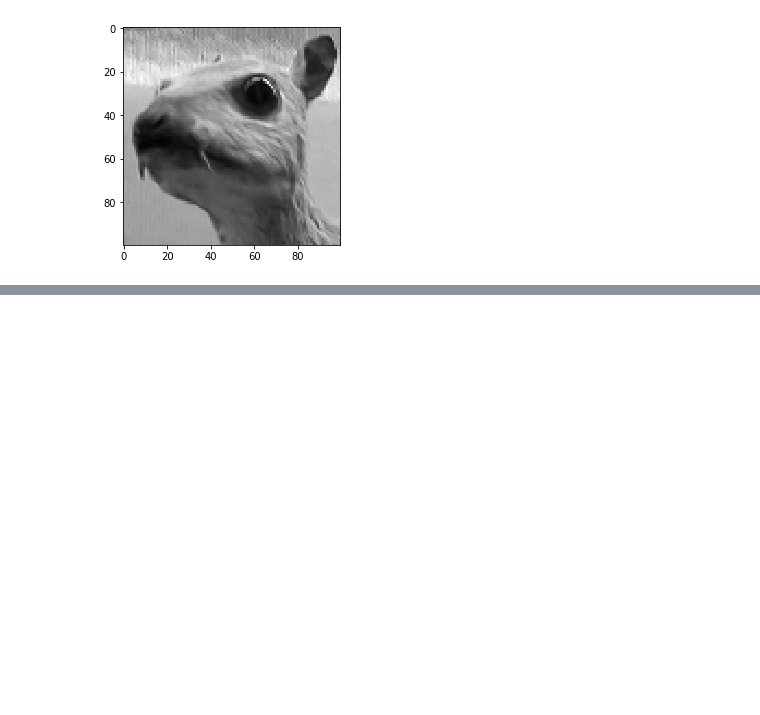
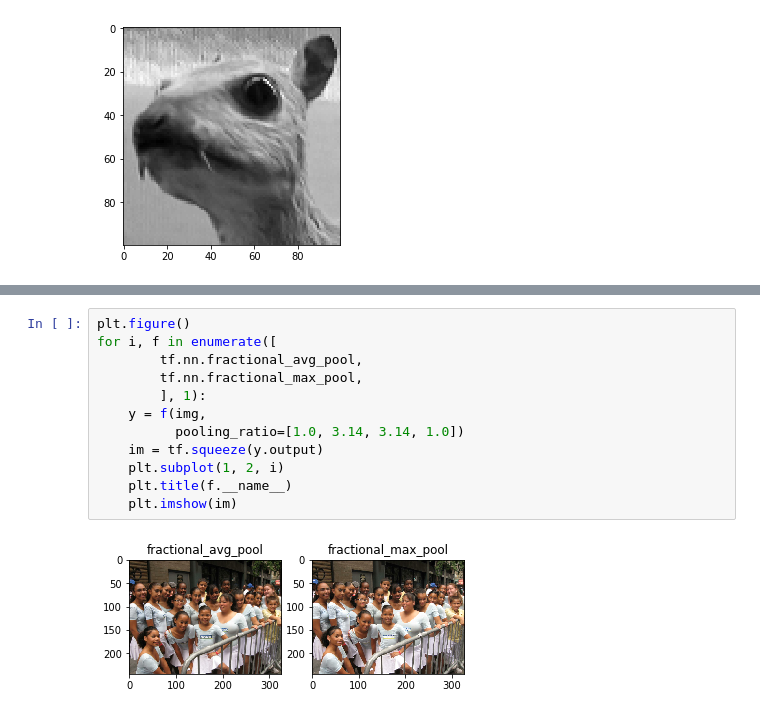
Before and after one commit to huanghao/learning-tensorflow, a Jupyter notebook: notes/tf.nn.ipynb, the cells around one changed output, grey strips where cells are left out. Cells and saved outputs as stored; diff of their text form; blank space fills up the shorter version.

```diff
--- a/notes/tf.nn.ipynb
+++ b/notes/tf.nn.ipynb
@@ -181 +233,15 @@ tf.Tensor(
+# %%
+plt.figure()
+for i, f in enumerate([
+        tf.nn.fractional_avg_pool,
+        tf.nn.fractional_max_pool,
+        ], 1):
+    y = f(img,
+          pooling_ratio=[1.0, 3.14, 3.14, 1.0])
+    im = tf.squeeze(y.output)
+    plt.subplot(1, 2, i)
+    plt.title(f.__name__)
+    plt.imshow(im)
+# %% [output]
+[figure, added]
 # %%
```
Also changed, not shown: parts of 16 cells of this notebook, 2 other files.
